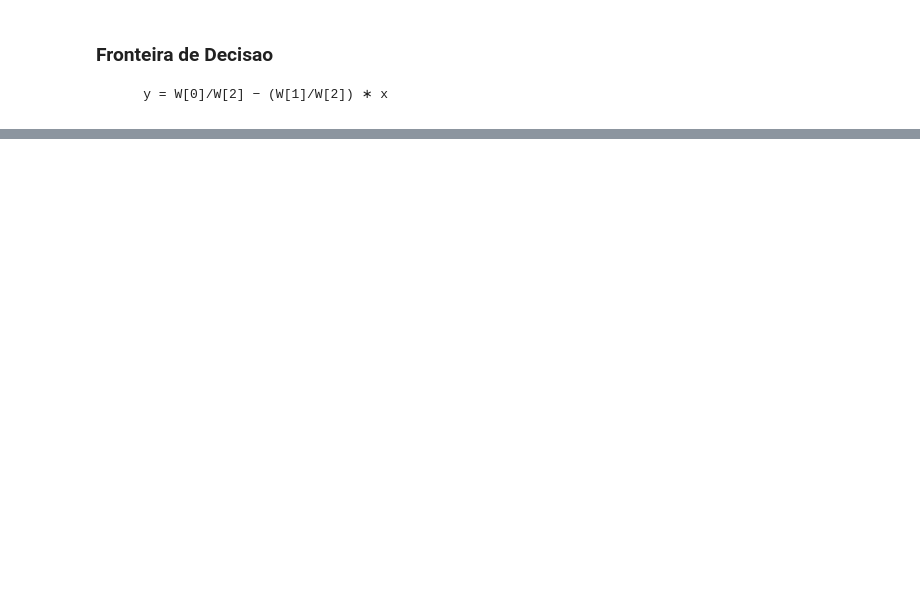
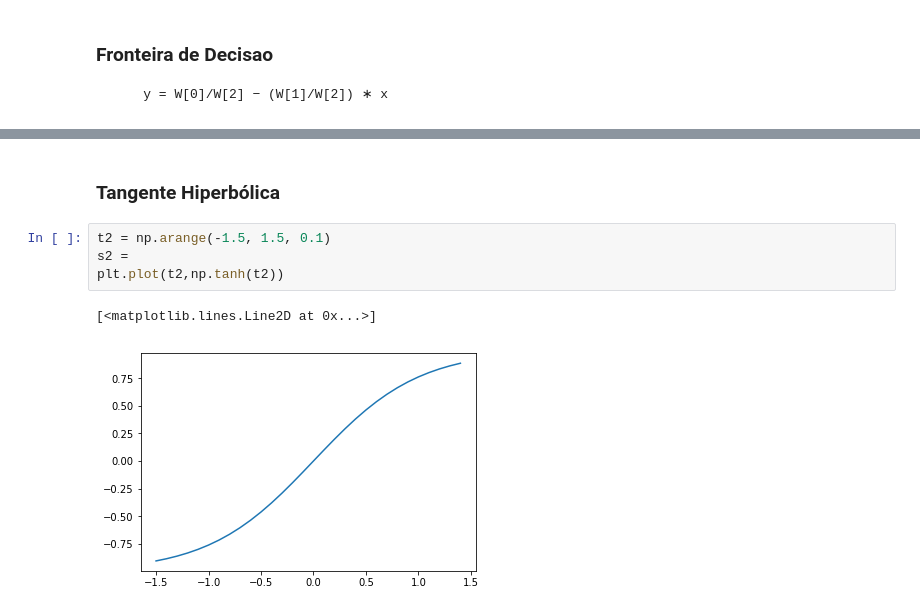
Before and after one commit to jpdol/RedesNeurais, a Jupyter notebook: PP3/Atividade #3 - Aprendizado de Neurônio Perceptron.ipynb, the cells around one changed output, grey strips where cells are left out. Saved outputs shown, nothing was run; the diff lists cells and outputs as text; blank space fills up the shorter version.

```diff
--- a/PP3/Atividade #3 - Aprendizado de Neurônio Perceptron.ipynb
+++ b/PP3/Atividade #3 - Aprendizado de Neurônio Perceptron.ipynb
@@ -133,0 +170,9 @@ plt.show()
+# %% [markdown]
+### Tangente Hiperbólica
+# %%
+t2 = np.arange(-1.5, 1.5, 0.1)
+s2 =
+plt.plot(t2,np.tanh(t2))
+# %% [output]
+[<matplotlib.lines.Line2D at 0x...>]
+[figure, added]
```
Also changed, not shown: parts of 12 cells of this notebook.
